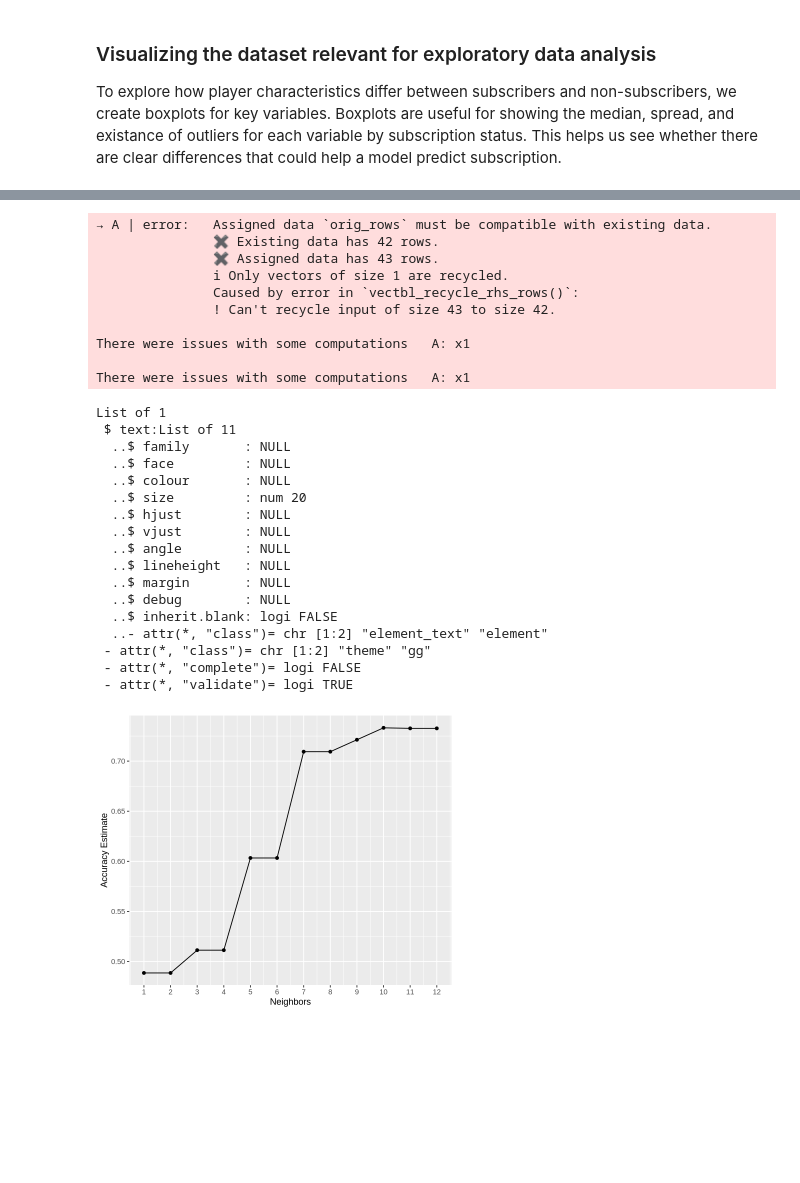
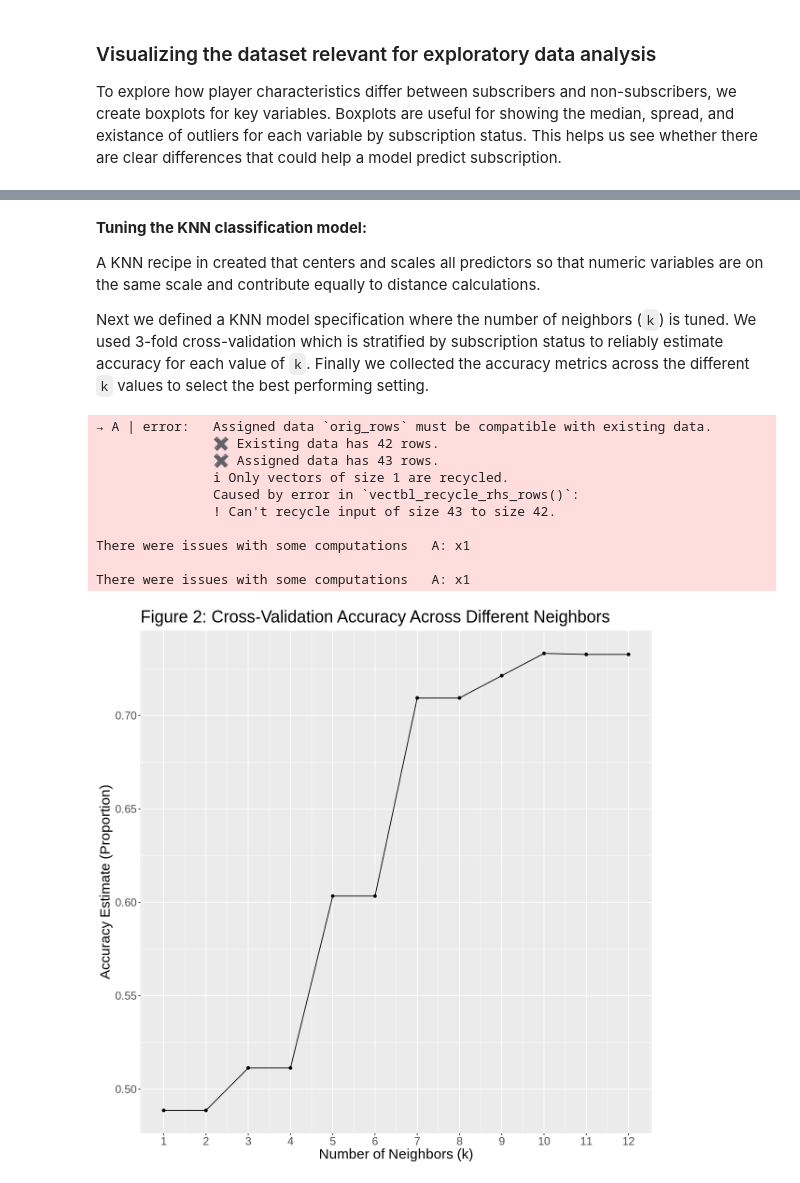
Before and after one commit to MitchellKehlerR/Minecraft_Final_Project, a Jupyter notebook: Minecraft_Project.ipynb, the cells around one changed output, grey strips where cells are left out. Cells and saved outputs as stored; diff of their text form; code cells hidden in the pictures; blank space fills up the shorter version.

```diff
--- a/Minecraft_Project.ipynb
+++ b/Minecraft_Project.ipynb
@@ -251,64 +275,70 @@ player_split <- initial_split(player_summary_statistic, prop = 0.66, strata = su
     training_set <- training(player_split)
     testing_set <- testing(player_split)
+# %% [markdown]
+**Tuning the KNN classification model:**
+
+A KNN recipe in created that centers and scales all predictors so that numeric variables are on the same scale and contribute equally to distance calculations.
+
+Next we defined a KNN model specification where the number of neighbors (`k`) is tuned. We used 3-fold cross-validation which is stratified by subscription status to reliably estimate accuracy for each value of `k`. Finally we collected the accuracy metrics across the different `k` values to select the best performing setting.
 # %%
-options(repr.plot.height = 5, repr.plot.width = 6)
+#set plot size
+options(repr.plot.height = 10, repr.plot.width = 10)
 
 
+# Create KNN recipe that centers and scales all predictors
 knn_recipe <- recipe(subscribe ~., data = training_set) |>
     step_center(all_predictors()) |>
     step_scale(all_predictors())
 
+
+# Define KNN model specification
 knn_tune <- nearest_neighbor(weight_func = "rectangular", neighbors = tune()) |>
     set_engine("kknn") |>
     set_mode("classification")
 
+
+# Set up 3-fold cross-validation stratified by subscription status
 knn_vfold <- vfold_cv(training_set, v = 3, strata = subscribe)
+
+
+# Define grid of k values
 k_vals = tibble(neighbors = seq(from = 1, to = 12, by = 1))
 
+
+# Build workflow and tune number of neighbors using cross-validation and collect accuracy metrics
 knn_results <- workflow() |>
     add_recipe(knn_recipe) |>
     add_model(knn_tune) |>
     tune_grid(resamples = knn_vfold, grid = k_vals) |>
     collect_metrics()
 
+
+# Filter results to keep only accuracy metrics
 accuracies <- knn_results |>
     filter(.metric == "accuracy")
 
+
+# Plot accuracy estimates across different values of neighbors
 cross_val_plot <- accuracies |>
     ggplot(aes(x = neighbors, y = mean)) +
     geom_point() + geom_line() +
-    labs(x = "Neighbors", y = "Accuracy Estimate") +
-    scale_x_continuous(breaks = seq(1, 12, by = 1))
-    theme(text = element_text(size=20))
+    labs(x = "Number of Neighbors (k)", y = "Accuracy Estimate (Proportion)",
+    title = "Figure 2: Cross-Validation Accuracy Across Different Neighbors") +
+    scale_x_continuous(breaks = seq(1, 12, by = 1)) +
+    theme(text = element_text(size=18))
+
 cross_val_plot
 
-# error below doesnt impact results
+# (Note to TA, Error below doesnt impact results)
 # %% [output]
 → A | error:   Assigned data `orig_rows` must be compatible with existing data.
                ✖ Existing data has 42 rows.
                ✖ Assigned data has 43 rows.
                ℹ Only vectors of size 1 are recycled.
                Caused by error in `vectbl_recycle_rhs_rows()`:
                ! Can't recycle input of size 43 to size 42.
 
 There were issues with some computations   A: x1
 
 There were issues with some computations   A: x1
-List of 1
- $ text:List of 11
-  ..$ family       : NULL
-  ..$ face         : NULL
-  ..$ colour       : NULL
-  ..$ size         : num 20
-  ..$ hjust        : NULL
-  ..$ vjust        : NULL
-  ..$ angle        : NULL
-  ..$ lineheight   : NULL
-  ..$ margin       : NULL
-  ..$ debug        : NULL
-  ..$ inherit.blank: logi FALSE
-  ..- attr(*, "class")= chr [1:2] "element_text" "element"
- - attr(*, "class")= chr [1:2] "theme" "gg"
- - attr(*, "complete")= logi FALSE
- - attr(*, "validate")= logi TRUE
-[figure, old version]
+[figure, new version]
```
Also changed, not shown: parts of 12 cells of this notebook.
